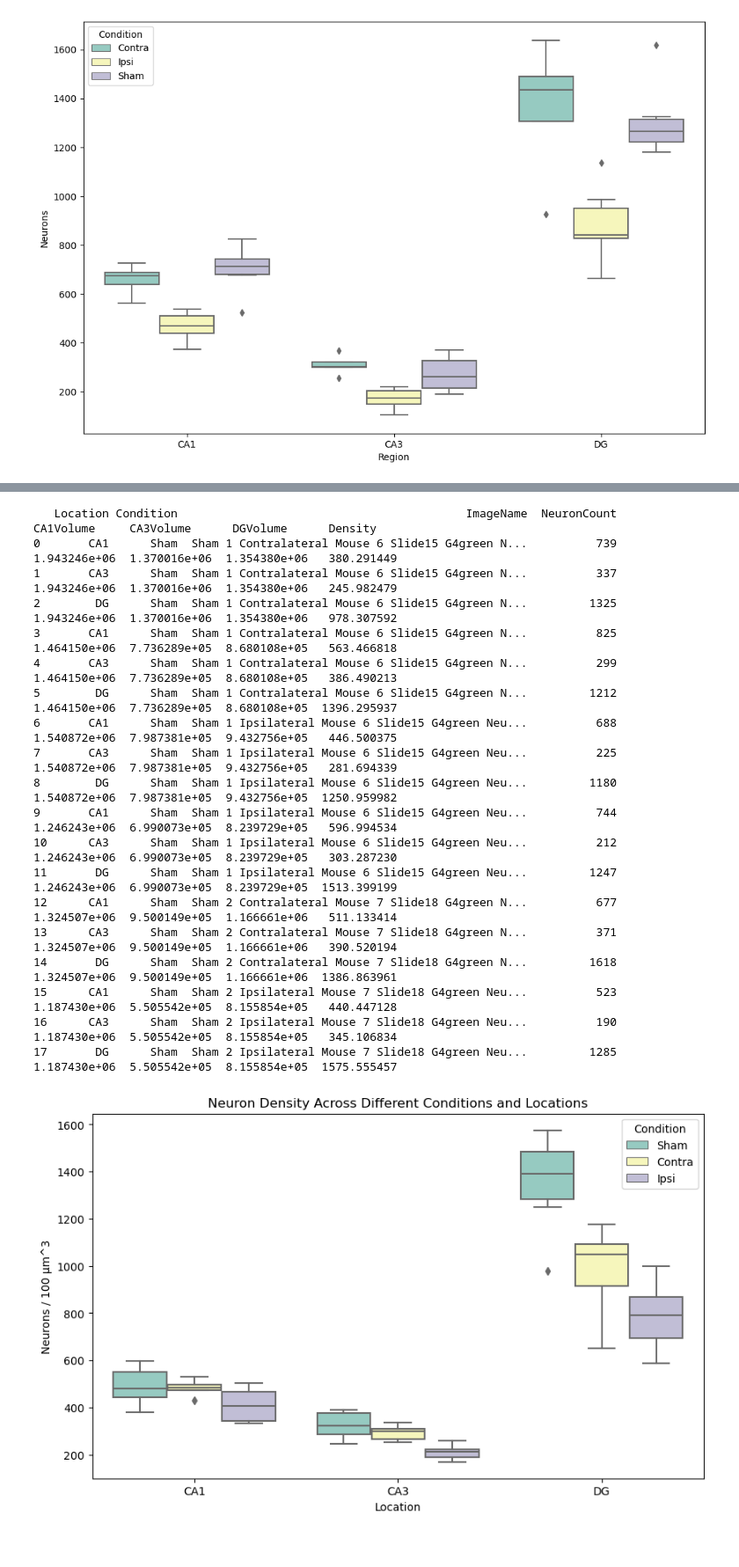
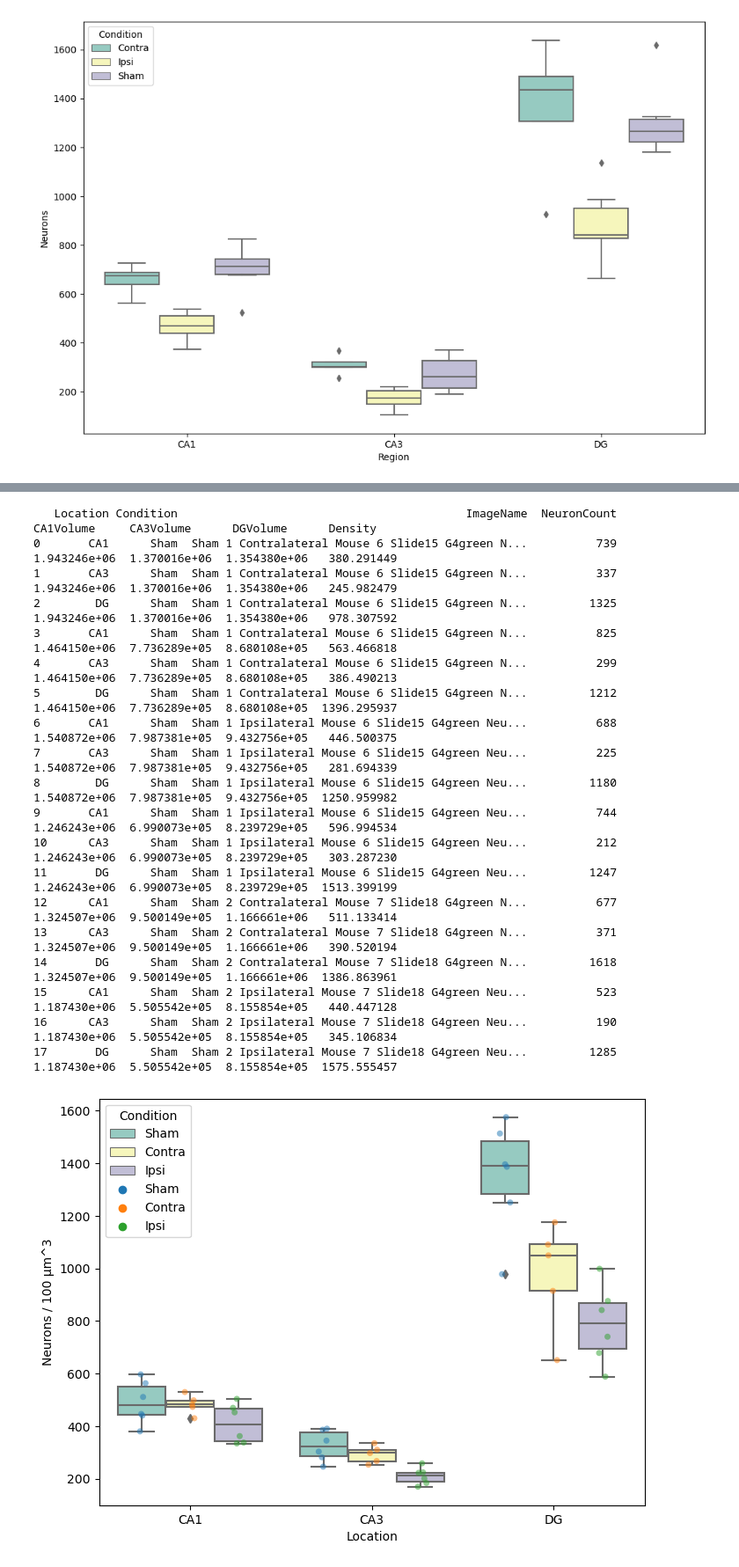
Before and after one commit to jvgrini/nuclei, a Jupyter notebook: dataAnalysisNotebooks/dataAnalysis.ipynb, the cells around one changed output, grey strips where cells are left out. Shown at 88% size. Saved outputs shown, nothing was run; the diff lists cells and outputs as text; code cells hidden in the pictures.

```diff
--- a/dataAnalysisNotebooks/dataAnalysis.ipynb
+++ b/dataAnalysisNotebooks/dataAnalysis.ipynb
@@ -84,33 +84,35 @@ sham_df['Density'] = sham_df.apply(calculate_density, axis=1)
 condition_order = ['Sham', 'Contra', 'Ipsi']
 # Concatenate the dataframes for all conditions
 merged_df = pd.concat([contra_df, ipsi_df, sham_df])
 print(merged_df[merged_df['Condition'] == 'Sham'])
 
 # Create the figure
-plt.figure(figsize=(10, 6))
-sns.boxplot(x='Location', y='Density', hue='Condition', palette='Set3', hue_order=condition_order, data=merged_df)
+plt.figure(figsize=(8, 6))
+sns.boxplot(x='Location', y='Density',showmeans=True hue='Condition', palette='Set3', hue_order=condition_order, data=merged_df)
+sns.stripplot(x='Location', y='Density', hue='Condition', hue_order=condition_order, dodge=True, data=merged_df, alpha=0.5)
 plt.xlabel('Location')
 plt.ylabel('Neurons / 100 \u03bcm^3')
 plt.legend(title='Condition')
+plt.savefig("plots/total_neurons_region_volume.pdf")
 plt.show()
 # %% [output]
    Location Condition                                          ImageName  NeuronCount     CA1Volume     CA3Volume      DGVolume      Density
 0       CA1      Sham  Sham 1 Contralateral Mouse 6 Slide15 G4green N...          739  1.943246e+06  1.370016e+06  1.354380e+06   380.291449
 1       CA3      Sham  Sham 1 Contralateral Mouse 6 Slide15 G4green N...          337  1.943246e+06  1.370016e+06  1.354380e+06   245.982479
 2        DG      Sham  Sham 1 Contralateral Mouse 6 Slide15 G4green N...         1325  1.943246e+06  1.370016e+06  1.354380e+06   978.307592
 3       CA1      Sham  Sham 1 Contralateral Mouse 6 Slide15 G4green N...          825  1.464150e+06  7.736289e+05  8.680108e+05   563.466818
 4       CA3      Sham  Sham 1 Contralateral Mouse 6 Slide15 G4green N...          299  1.464150e+06  7.736289e+05  8.680108e+05   386.490213
 5        DG      Sham  Sham 1 Contralateral Mouse 6 Slide15 G4green N...         1212  1.464150e+06  7.736289e+05  8.680108e+05  1396.295937
 6       CA1      Sham  Sham 1 Ipsilateral Mouse 6 Slide15 G4green Neu...          688  1.540872e+06  7.987381e+05  9.432756e+05   446.500375
 7       CA3      Sham  Sham 1 Ipsilateral Mouse 6 Slide15 G4green Neu...          225  1.540872e+06  7.987381e+05  9.432756e+05   281.694339
 8        DG      Sham  Sham 1 Ipsilateral Mouse 6 Slide15 G4green Neu...         1180  1.540872e+06  7.987381e+05  9.432756e+05  1250.959982
 9       CA1      Sham  Sham 1 Ipsilateral Mouse 6 Slide15 G4green Neu...          744  1.246243e+06  6.990073e+05  8.239729e+05   596.994534
 10      CA3      Sham  Sham 1 Ipsilateral Mouse 6 Slide15 G4green Neu...          212  1.246243e+06  6.990073e+05  8.239729e+05   303.287230
 11       DG      Sham  Sham 1 Ipsilateral Mouse 6 Slide15 G4green Neu...         1247  1.246243e+06  6.990073e+05  8.239729e+05  1513.399199
 12      CA1      Sham  Sham 2 Contralateral Mouse 7 Slide18 G4green N...          677  1.324507e+06  9.500149e+05  1.166661e+06   511.133414
 13      CA3      Sham  Sham 2 Contralateral Mouse 7 Slide18 G4green N...          371  1.324507e+06  9.500149e+05  1.166661e+06   390.520194
 14       DG      Sham  Sham 2 Contralateral Mouse 7 Slide18 G4green N...         1618  1.324507e+06  9.500149e+05  1.166661e+06  1386.863961
 15      CA1      Sham  Sham 2 Ipsilateral Mouse 7 Slide18 G4green Neu...          523  1.187430e+06  5.505542e+05  8.155854e+05   440.447128
 16      CA3      Sham  Sham 2 Ipsilateral Mouse 7 Slide18 G4green Neu...          190  1.187430e+06  5.505542e+05  8.155854e+05   345.106834
 17       DG      Sham  Sham 2 Ipsilateral Mouse 7 Slide18 G4green Neu...         1285  1.187430e+06  5.505542e+05  8.155854e+05  1575.555457
-[figure, old version]
+[figure, new version]
```
Also changed, not shown: parts of 1 cell of this notebook, 10 other files.
